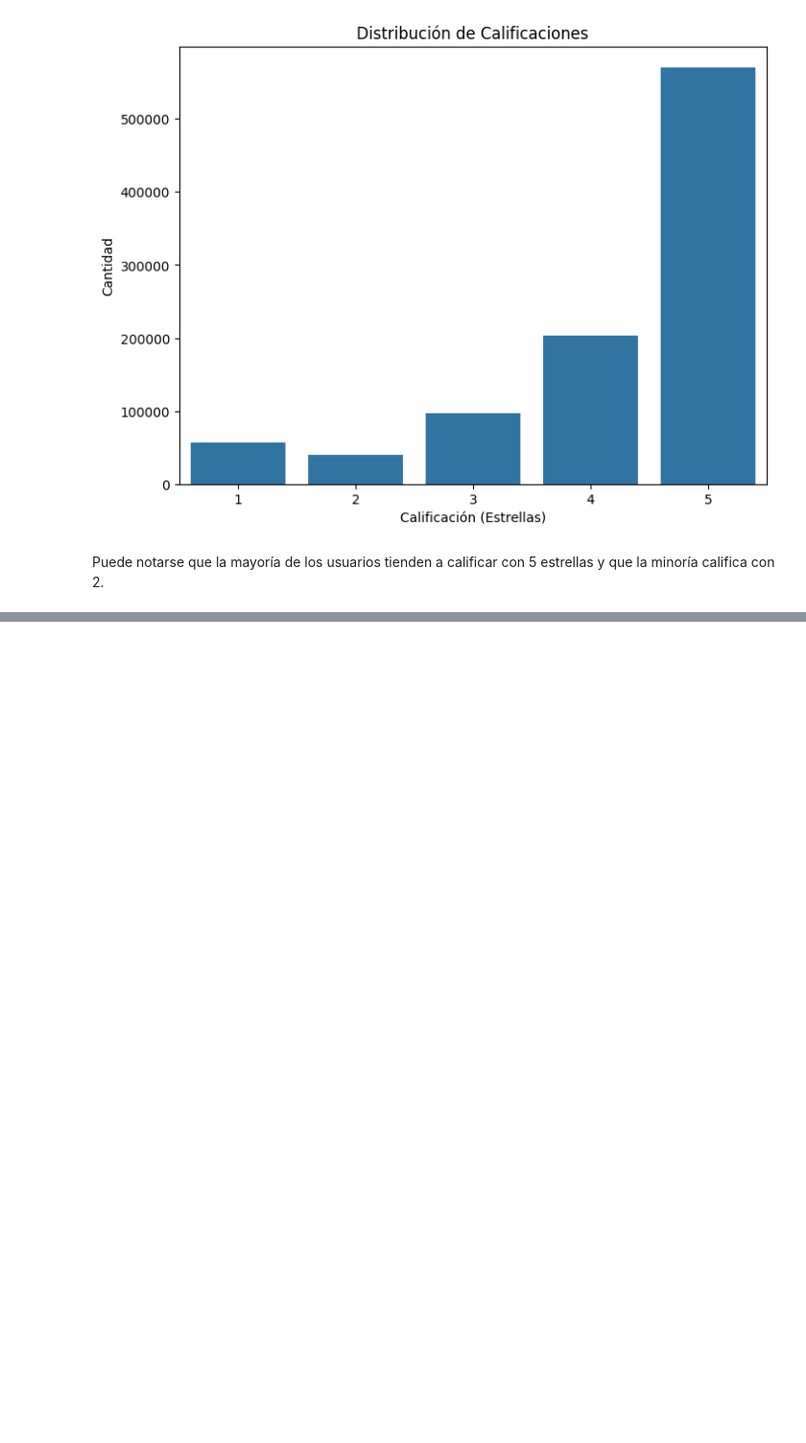
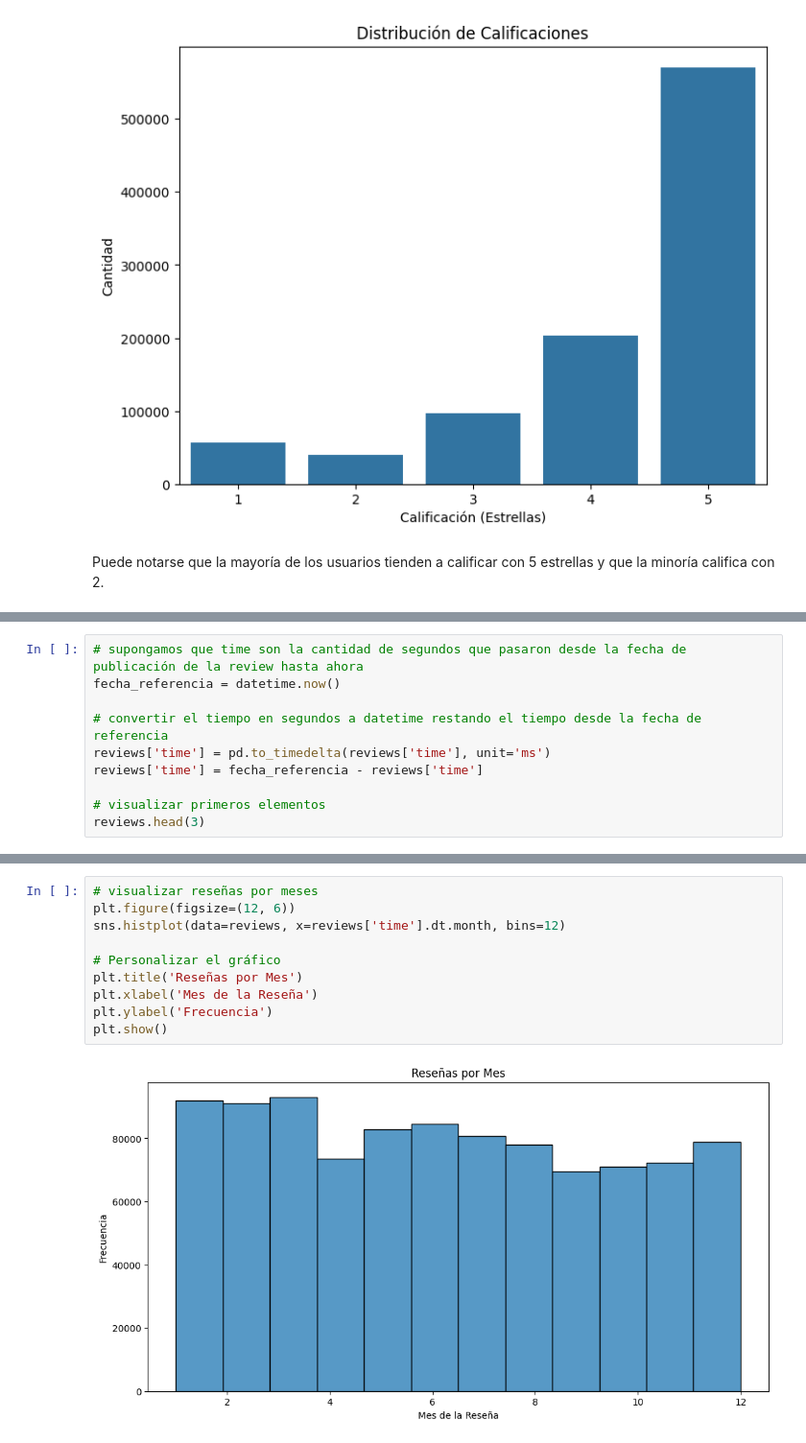
Before and after one commit to nasae-nta/Google-Yelp, a Jupyter notebook: notebooks/ETLs & EDAs/EDA-Florida.ipynb, the cells around one changed output, grey strips where cells are left out. Shown: that part at 96% size. Cells and saved outputs as stored; diff of their text form; blank space fills up the shorter version.

```diff
--- a/notebooks/ETLs & EDAs/EDA-Florida.ipynb
+++ b/notebooks/ETLs & EDAs/EDA-Florida.ipynb
@@ -163,0 +207,10 @@ AttributeError: Rectangle.set() got an unexpected keyword argument 'kind'
+# %%
+# supongamos que time son la cantidad de segundos que pasaron desde la fecha de publicación de la review hasta ahora
+fecha_referencia = datetime.now()
+
+# convertir el tiempo en segundos a datetime restando el tiempo desde la fecha de referencia
+reviews['time'] = pd.to_timedelta(reviews['time'], unit='ms')
+reviews['time'] = fecha_referencia - reviews['time']
+
+# visualizar primeros elementos
+reviews.head(3)
@@ -163,0 +222,12 @@ AttributeError: Rectangle.set() got an unexpected keyword argument 'kind'
+# %%
+# visualizar reseñas por meses
+plt.figure(figsize=(12, 6))
+sns.histplot(data=reviews, x=reviews['time'].dt.month, bins=12)
+
+# Personalizar el gráfico
+plt.title('Reseñas por Mes')
+plt.xlabel('Mes de la Reseña')
+plt.ylabel('Frecuencia')
+plt.show()
+# %% [output]
+[figure, added]
```
Also changed, not shown: parts of 22 cells of this notebook, 1 other file.
